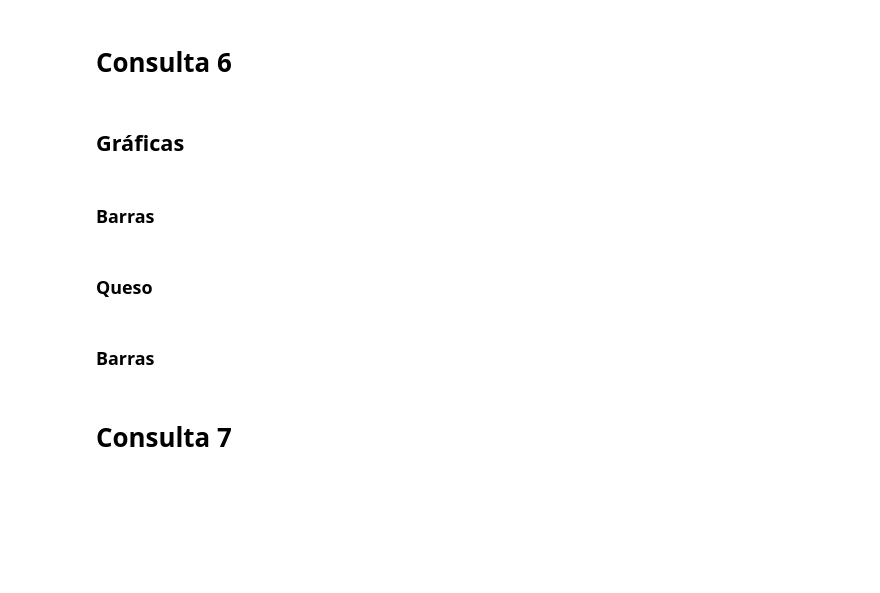
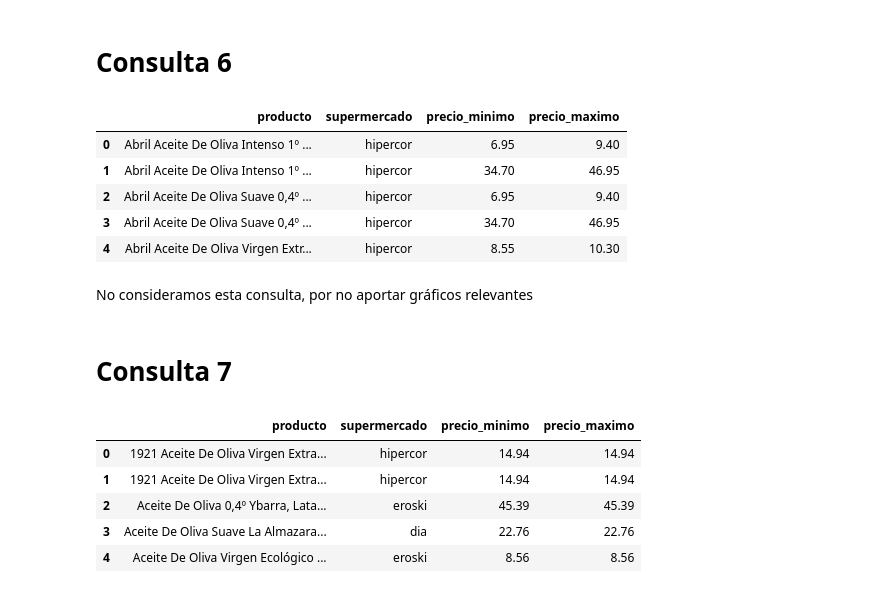
Before and after one commit to apelsito/Proyecto4-AnalisisFacua, a Jupyter notebook: notebooks/05_preparacion_visualizacion.ipynb, the cells around one changed output. Drawn from its saved outputs; the diff is of its cells as text; code cells hidden in the pictures; blank space fills up the shorter version.

```diff
--- a/notebooks/05_preparacion_visualizacion.ipynb
+++ b/notebooks/05_preparacion_visualizacion.ipynb
@@ -263,15 +248,26 @@ fig.show()
 # Consulta 6
 # %%
 consulta6 = pd.read_csv("../datos/02_consultas_sql/06_productos_cuyo_precio_es_diferente.csv",index_col="Unnamed: 0")
-# %% [markdown]
-## Gráficas
-# %% [markdown]
-### Barras
-# %% [markdown]
-### Queso
-# %% [markdown]
-### Barras
+# %%
+consulta6.head()
+# %% [output]
+|  | producto | supermercado | precio_minimo | precio_maximo |
+| 0 | Abril Aceite De Oliva Intenso 1º ... | hipercor | 6.95 | 9.40 |
+| 1 | Abril Aceite De Oliva Intenso 1º ... | hipercor | 34.70 | 46.95 |
+| 2 | Abril Aceite De Oliva Suave 0,4º ... | hipercor | 6.95 | 9.40 |
+| 3 | Abril Aceite De Oliva Suave 0,4º ... | hipercor | 34.70 | 46.95 |
+| 4 | Abril Aceite De Oliva Virgen Extr... | hipercor | 8.55 | 10.30 |
+# %% [markdown]
+No consideramos esta consulta, por no aportar gráficos relevantes
 # %% [markdown]
 # Consulta 7
 # %%
 consulta7 = pd.read_csv("../datos/02_consultas_sql/07_productos_cuyo_precio_es_igual.csv",index_col="Unnamed: 0")
+consulta7.head()
+# %% [output]
+|  | producto | supermercado | precio_minimo | precio_maximo |
+| 0 | 1921 Aceite De Oliva Virgen Extra... | hipercor | 14.94 | 14.94 |
+| 1 | 1921 Aceite De Oliva Virgen Extra... | hipercor | 14.94 | 14.94 |
+| 2 | Aceite De Oliva 0,4º Ybarra, Lata... | eroski | 45.39 | 45.39 |
+| 3 | Aceite De Oliva Suave La Almazara... | dia | 22.76 | 22.76 |
+| 4 | Aceite De Oliva Virgen Ecológico ... | eroski | 8.56 | 8.56 |
```
Also changed, not shown: parts of 15 cells of this notebook, 1 other file.
